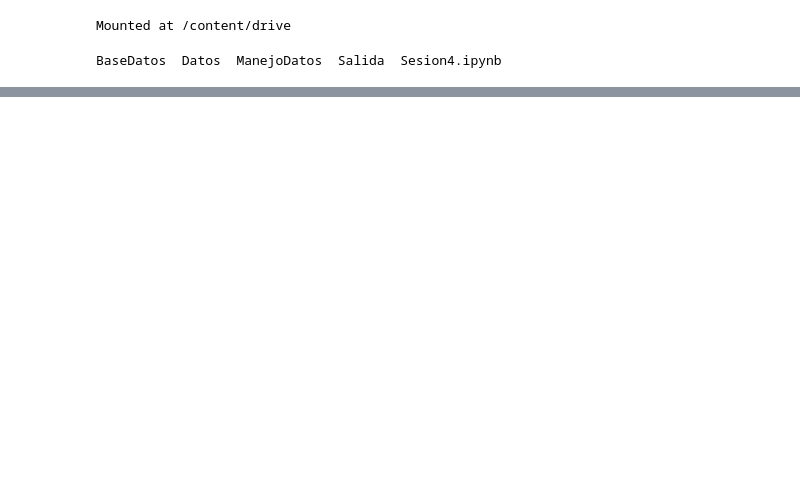
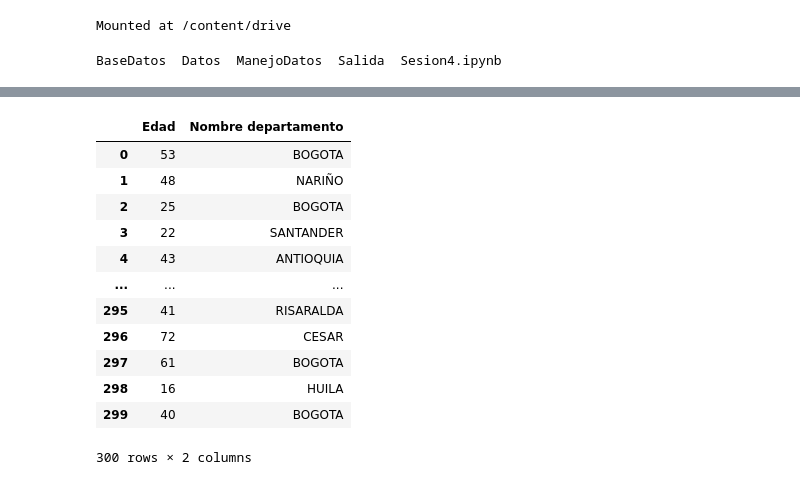
Before and after one commit to asegura4488/CienciaDatos, a Jupyter notebook: Semana2/Sesion4.ipynb, the cells around one changed output, grey strips where cells are left out. Drawn from its saved outputs; the diff is of its cells as text; code cells hidden in the pictures; blank space fills up the shorter version.

```diff
--- a/Semana2/Sesion4.ipynb
+++ b/Semana2/Sesion4.ipynb
@@ -16,0 +89,19 @@ BaseDatos  Datos  ManejoDatos  Salida  Sesion4.ipynb
+# %%
+df = df[['Edad','Nombre departamento']].dropna()
+# Cambiar el campo edad a numerico
+df['Edad'] = pd.to_numeric(df['Edad'])
+df
+# %% [output]
+|  | Edad | Nombre departamento |
+| 0 | 53 | BOGOTA |
+| 1 | 48 | NARIÑO |
+| 2 | 25 | BOGOTA |
+| 3 | 22 | SANTANDER |
+| 4 | 43 | ANTIOQUIA |
+| ... | ... | ... |
+| 295 | 41 | RISARALDA |
+| 296 | 72 | CESAR |
+| 297 | 61 | BOGOTA |
+| 298 | 16 | HUILA |
+| 299 | 40 | BOGOTA |
+300 rows × 2 columns
```
Also changed, not shown: parts of 8 cells of this notebook.
